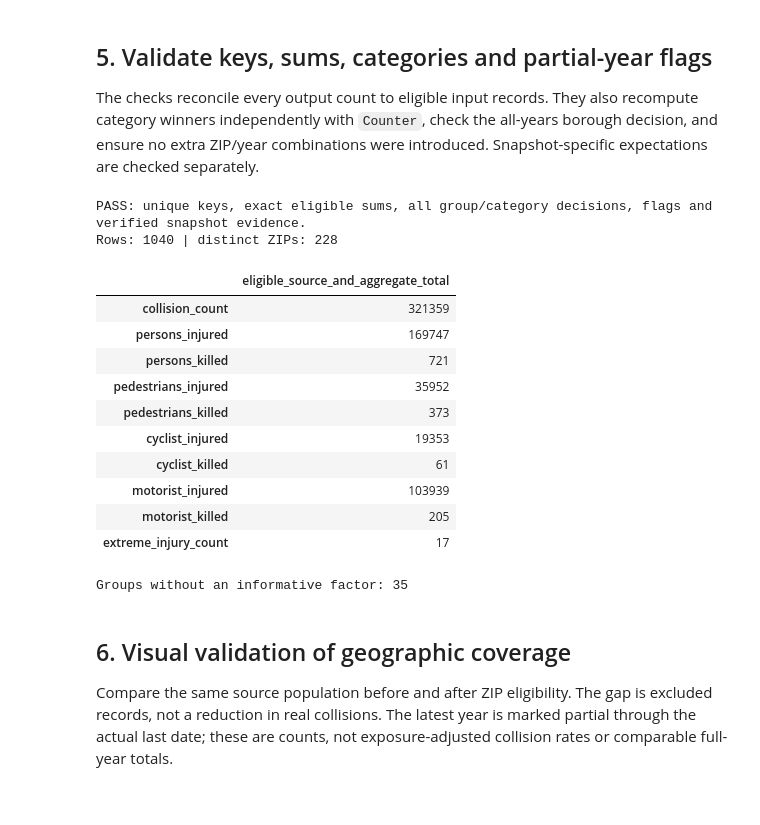
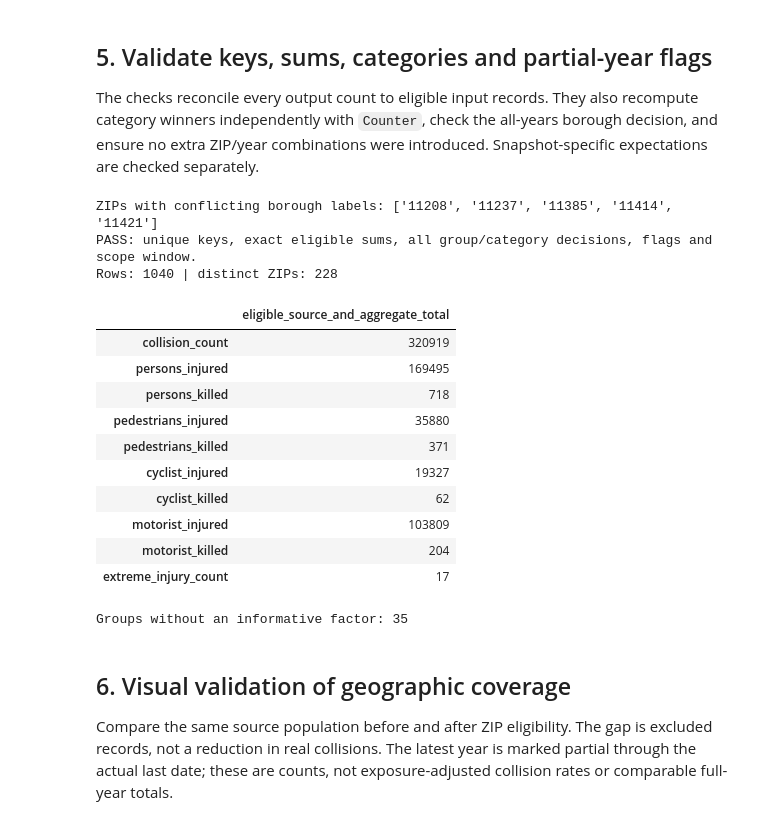
Before and after one commit to Sanad-Manga/NYC-Build-And-Crash, a Jupyter notebook: phase2_collisions_aggregation_yassin.ipynb, the cells around one changed output. Cells and saved outputs as stored; diff of their text form; code cells hidden in the pictures.

```diff
--- a/phase2_collisions_aggregation_yassin.ipynb
+++ b/phase2_collisions_aggregation_yassin.ipynb
@@ -153,9 +159,18 @@ The SHA-256 below identifies the already approved gzip; it is not part of the ag
 # %%
 input_hash_before = file_sha256(INPUT_PATH)
-EXPECTED_SNAPSHOT_SHA256 = 'daed82379e27e13790682b02070842ead4f9a52e41abe4eb67bdba9447d146df'
-assert input_hash_before == EXPECTED_SNAPSHOT_SHA256, 'Input changed: independently validate the handoff before updating snapshot evidence'
-source = read_stage2(INPUT_PATH)
+source_all = read_stage2(INPUT_PATH)
+SCOPE_START = pd.Timestamp('2022-01-01')
+SCOPE_END = pd.Timestamp('2026-11-01')   # exclusive: the last day in scope is 2026-10-31
+in_scope = source_all['crash_date'].ge(SCOPE_START) & source_all['crash_date'].lt(SCOPE_END)
+print('Rows in the export before the scope filter:', f'{len(source_all):,}', '| latest crash_date:', source_all['crash_date'].max().date())
+print('Dropped before 2022-01-01:', f"{int(source_all['crash_date'].lt(SCOPE_START).sum()):,}")
+print('Dropped on or after 2026-11-01:', f"{int(source_all['crash_date'].ge(SCOPE_END).sum()):,}")
+source = source_all.loc[in_scope].copy()
+print('Rows kept (2022-01-01 to 2026-10-31):', f'{len(source):,}')
+assert source['crash_date'].min() >= SCOPE_START and source['crash_date'].max() < SCOPE_END
+assert source['year'].min() >= 2022
 validate_source_frame(source)
+display(source.groupby('year').size().rename('crashes_in_scope').to_frame())
 source_dates = source['crash_date']
 latest_date = source_dates.max()
 latest_year = int(latest_date.year)
@@ -403,54 +429,52 @@ def validate_aggregate(result, frame):
     require(pd.api.types.is_bool_dtype(result['is_partial_year']) and result['is_partial_year'].notna().all(), 'Partial flag must be Boolean')
     reference_borough = {z: counter_winner(g['borough']) for z, g in valid.groupby('zip_code', sort=True)}
     lookup = result.set_index(KEYS)
     for key, group in valid.groupby(KEYS, sort=True):
         row = lookup.loc[key]
         require(int(row['collision_count']) == len(group), f'{key}: collision count differs')
         for output, column in CASUALTY_MAP.items():
             require(int(row[output]) == sum(int(x) for x in group[column]), f'{key}: {output} differs')
         require(int(row['extreme_injury_count']) == int(group['extreme_injury'].sum()), f'{key}: extreme count differs')
         require(group['is_partial_year'].nunique() == 1 and bool(row['is_partial_year']) == bool(group['is_partial_year'].iloc[0]), f'{key}: partial flag differs')
         require(same_label(row['borough'], reference_borough[key[0]]), f'{key}: borough differs from all-years ZIP mode')
         # Scalar normalization is independent of the vectorized production factor normalizer.
         normalized = []
         for value in group['contributing_factor_vehicle_1']:
             if pd.isna(value):
                 continue
             label = ' '.join(str(value).split())
             if label and label.casefold() not in {'unspecified', 'does not apply'}:
                 normalized.append(label)
         require(same_label(row['top_contributing_factor'], counter_winner(normalized)), f'{key}: factor winner/tie rule differs')
     return True
 
 validate_aggregate(aggregate, source)
-assert source.shape == (448091, 31)
-assert source_dates.min() == pd.Timestamp('2022-01-01') and latest_date == pd.Timestamp('2026-11-03')
-assert len(eligible) == 321359 and len(excluded) == 126732
-assert np.isclose(100 * len(excluded) / len(source), 28.282648, rtol=0, atol=0.0000005)
-assert len(aggregate) == 1040 and aggregate['zip_code'].nunique() == 228
-assert int(aggregate['collision_count'].sum()) == 321359
-assert int(aggregate['persons_injured'].sum()) == 169747
-assert int(aggregate['persons_killed'].sum()) == 721
-assert int(aggregate['extreme_injury_count'].sum()) == 17
-assert set(borough_conflicts['zip_code']) == {'11208', '11237', '11385', '11414', '11421'}
+assert source_dates.min() >= SCOPE_START and latest_date < SCOPE_END, 'Source is outside the team scope window'
+assert len(eligible) + len(excluded) == len(source)
+assert int(aggregate['collision_count'].sum()) == len(eligible)
+assert int(aggregate['persons_injured'].sum()) == int(eligible['number_of_persons_injured'].sum())
+assert int(aggregate['persons_killed'].sum()) == int(eligible['number_of_persons_killed'].sum())
+assert int(aggregate['extreme_injury_count'].sum()) == int(eligible['extreme_injury'].sum())
 assert aggregate['is_partial_year'].eq(aggregate['year'].eq(latest_year)).all()
-print('PASS: unique keys, exact eligible sums, all group/category decisions, flags and verified snapshot evidence.')
+print('ZIPs with conflicting borough labels:', sorted(borough_conflicts['zip_code'].unique()))
+print('PASS: unique keys, exact eligible sums, all group/category decisions, flags and scope window.')
 print('Rows:', len(aggregate), '| distinct ZIPs:', aggregate['zip_code'].nunique())
 display(aggregate[COUNT_COLUMNS].sum().rename('eligible_source_and_aggregate_total').to_frame())
 print('Groups without an informative factor:', int(aggregate['top_contributing_factor'].isna().sum()))
 # %% [output]
-PASS: unique keys, exact eligible sums, all group/category decisions, flags and verified snapshot evidence.
+ZIPs with conflicting borough labels: ['11208', '11237', '11385', '11414', '11421']
+PASS: unique keys, exact eligible sums, all group/category decisions, flags and scope window.
 Rows: 1040 | distinct ZIPs: 228
 |  | eligible_source_and_aggregate_total |
-| collision_count | 321359 |
-| persons_injured | 169747 |
-| persons_killed | 721 |
-| pedestrians_injured | 35952 |
-| pedestrians_killed | 373 |
-| cyclist_injured | 19353 |
-| cyclist_killed | 61 |
-| motorist_injured | 103939 |
-| motorist_killed | 205 |
+| collision_count | 320919 |
+| persons_injured | 169495 |
+| persons_killed | 718 |
+| pedestrians_injured | 35880 |
+| pedestrians_killed | 371 |
+| cyclist_injured | 19327 |
+| cyclist_killed | 62 |
+| motorist_injured | 103809 |
+| motorist_killed | 204 |
 | extreme_injury_count | 17 |
 Groups without an informative factor: 35
 # %% [markdown]
```
Also changed, not shown: parts of 9 cells of this notebook.
